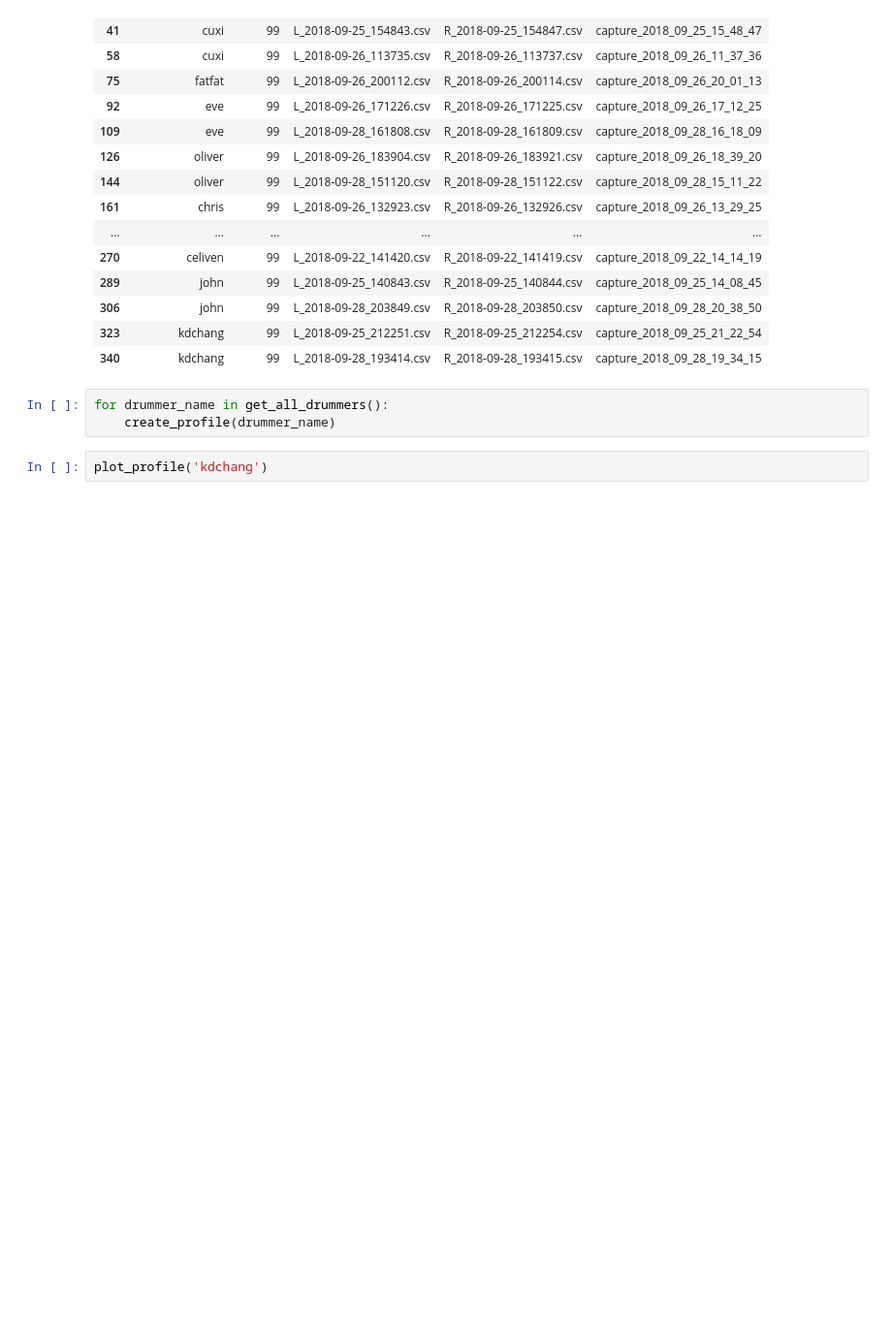
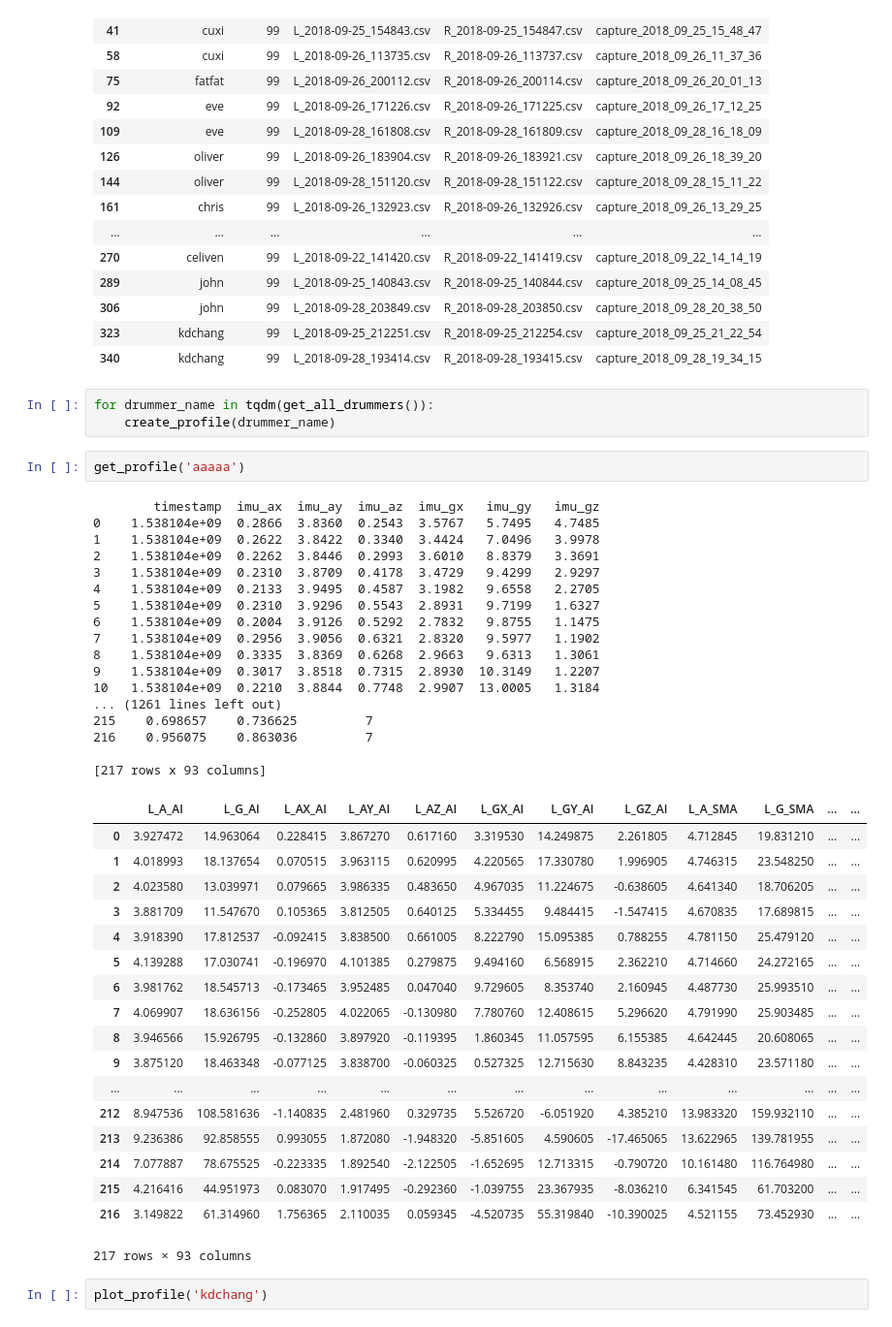
Before and after one commit to dsmilab/Taiko-Master, a Jupyter notebook: util/[beta] calibrate.ipynb, the cells around one changed output. Shown at 97% size. Cells and saved outputs as stored; diff of their text form; blank space fills up the shorter version.

```diff
--- a/util/[beta] calibrate.ipynb
+++ b/util/[beta] calibrate.ipynb
@@ -38,8 +39,46 @@ record_df
 | 323 | kdchang | 99 | L_2018-09-25_212251.csv | R_2018-09-25_212254.csv | capture_2018_09_25_21_22_54 |
 | 340 | kdchang | 99 | L_2018-09-28_193414.csv | R_2018-09-28_193415.csv | capture_2018_09_28_19_34_15 |
 # %%
-for drummer_name in get_all_drummers():
+for drummer_name in tqdm(get_all_drummers()):
     create_profile(drummer_name)
+# %%
+get_profile('aaaaa')
+# %% [output]
+        timestamp  imu_ax  imu_ay  imu_az  imu_gx   imu_gy   imu_gz
+0    1.538104e+09  0.2866  3.8360  0.2543  3.5767   5.7495   4.7485
+1    1.538104e+09  0.2622  3.8422  0.3340  3.4424   7.0496   3.9978
+2    1.538104e+09  0.2262  3.8446  0.2993  3.6010   8.8379   3.3691
+3    1.538104e+09  0.2310  3.8709  0.4178  3.4729   9.4299   2.9297
+4    1.538104e+09  0.2133  3.9495  0.4587  3.1982   9.6558   2.2705
+5    1.538104e+09  0.2310  3.9296  0.5543  2.8931   9.7199   1.6327
+6    1.538104e+09  0.2004  3.9126  0.5292  2.7832   9.8755   1.1475
+7    1.538104e+09  0.2956  3.9056  0.6321  2.8320   9.5977   1.1902
+8    1.538104e+09  0.3335  3.8369  0.6268  2.9663   9.6313   1.3061
+9    1.538104e+09  0.3017  3.8518  0.7315  2.8930  10.3149   1.2207
+10   1.538104e+09  0.2210  3.8844  0.7748  2.9907  13.0005   1.3184
+... (1261 lines left out)
+215    0.698657    0.736625         7
+216    0.956075    0.863036         7
+
+[217 rows x 93 columns]
+|  | L_A_AI | L_G_AI | L_AX_AI | L_AY_AI | L_AZ_AI | L_GX_AI | L_GY_AI | L_GZ_AI | L_A_SMA | L_G_SMA | ... | ... |
+| 0 | 3.927472 | 14.963064 | 0.228415 | 3.867270 | 0.617160 | 3.319530 | 14.249875 | 2.261805 | 4.712845 | 19.831210 | ... | ... |
+| 1 | 4.018993 | 18.137654 | 0.070515 | 3.963115 | 0.620995 | 4.220565 | 17.330780 | 1.996905 | 4.746315 | 23.548250 | ... | ... |
+| 2 | 4.023580 | 13.039971 | 0.079665 | 3.986335 | 0.483650 | 4.967035 | 11.224675 | -0.638605 | 4.641340 | 18.706205 | ... | ... |
+| 3 | 3.881709 | 11.547670 | 0.105365 | 3.812505 | 0.640125 | 5.334455 | 9.484415 | -1.547415 | 4.670835 | 17.689815 | ... | ... |
+| 4 | 3.918390 | 17.812537 | -0.092415 | 3.838500 | 0.661005 | 8.222790 | 15.095385 | 0.788255 | 4.781150 | 25.479120 | ... | ... |
+| 5 | 4.139288 | 17.030741 | -0.196970 | 4.101385 | 0.279875 | 9.494160 | 6.568915 | 2.362210 | 4.714660 | 24.272165 | ... | ... |
+| 6 | 3.981762 | 18.545713 | -0.173465 | 3.952485 | 0.047040 | 9.729605 | 8.353740 | 2.160945 | 4.487730 | 25.993510 | ... | ... |
+| 7 | 4.069907 | 18.636156 | -0.252805 | 4.022065 | -0.130980 | 7.780760 | 12.408615 | 5.296620 | 4.791990 | 25.903485 | ... | ... |
+| 8 | 3.946566 | 15.926795 | -0.132860 | 3.897920 | -0.119395 | 1.860345 | 11.057595 | 6.155385 | 4.642445 | 20.608065 | ... | ... |
+| 9 | 3.875120 | 18.463348 | -0.077125 | 3.838700 | -0.060325 | 0.527325 | 12.715630 | 8.843235 | 4.428310 | 23.571180 | ... | ... |
+| ... | ... | ... | ... | ... | ... | ... | ... | ... | ... | ... | ... | ... |
+| 212 | 8.947536 | 108.581636 | -1.140835 | 2.481960 | 0.329735 | 5.526720 | -6.051920 | 4.385210 | 13.983320 | 159.932110 | ... | ... |
+| 213 | 9.236386 | 92.858555 | 0.993055 | 1.872080 | -1.948320 | -5.851605 | 4.590605 | -17.465065 | 13.622965 | 139.781955 | ... | ... |
+| 214 | 7.077887 | 78.675525 | -0.223335 | 1.892540 | -2.122505 | -1.652695 | 12.713315 | -0.790720 | 10.161480 | 116.764980 | ... | ... |
+| 215 | 4.216416 | 44.951973 | 0.083070 | 1.917495 | -0.292360 | -1.039755 | 23.367935 | -8.036210 | 6.341545 | 61.703200 | ... | ... |
+| 216 | 3.149822 | 61.314960 | 1.756365 | 2.110035 | 0.059345 | -4.520735 | 55.319840 | -10.390025 | 4.521155 | 73.452930 | ... | ... |
+217 rows × 93 columns
 # %%
 plot_profile('kdchang')
 # %% [output]
```
Also changed, not shown: parts of 1 cell of this notebook, 21 other files.
